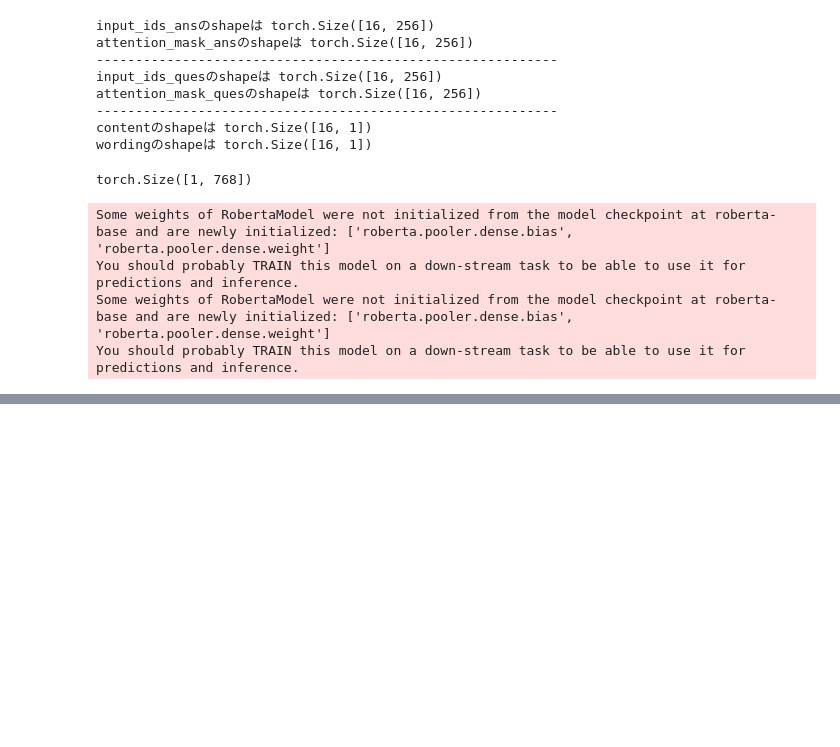
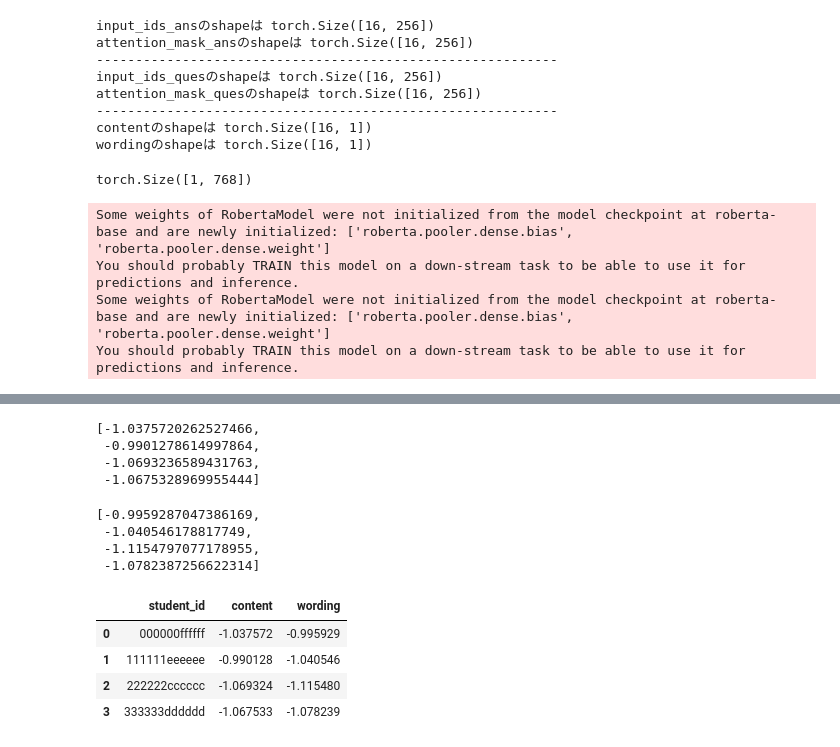
Before and after one commit to kato1329/CATech, a Jupyter notebook: commonlit.ipynb, the cells around one changed output, grey strips where cells are left out. Saved outputs shown, nothing was run; the diff lists cells and outputs as text; code cells hidden in the pictures; blank space fills up the shorter version.

```diff
--- a/commonlit.ipynb
+++ b/commonlit.ipynb
@@ -422,0 +418,28 @@ len(df_test_data)
+# %%
+valid_data = MyDataset(df_test_data,tokenizer)
+valid_loader = DataLoader(valid_data,batch_size=1)
+
+device = torch.device('cpu')
+Model = RegRoBERTa().to(device)
+Model.load_state_dict(torch.load(folder_path+'RegRoBERTa.pth'))
+
+content_list = []
+wording_list = []
+def predict():
+  with torch.no_grad():
+    for batch in valid_loader:
+      input_ids_ans = batch[0][0].to(device)
+      attention_mask_ans = batch[0][1].to(device)
+
+      input_ids_ques = batch[1][0].to(device)
+      attention_mask_ques = batch[1][1].to(device)
+
+      pred = Model(input_ids_ans,attention_mask_ans,input_ids_ques,attention_mask_ques)
+
+      content = pred[0][0]
+      print(content)
+      wording = pred[0][1]
+      print(wording)
+      content_list.append(float(content))
+      wording_list.append(float(wording))
+predict()
@@ -422,0 +459,27 @@ len(df_test_data)
+# %%
+content_list
+# %% [output]
+[-1.0375720262527466,
+ -0.9901278614997864,
+ -1.0693236589431763,
+ -1.0675328969955444]
+# %%
+wording_list
+# %% [output]
+[-0.9959287047386169,
+ -1.040546178817749,
+ -1.1154797077178955,
+ -1.0782387256622314]
+# %%
+df_submit_data = pd.DataFrame()
+df_submit_data['student_id'] = df_test_id
+df_submit_data['content'] = content_list
+df_submit_data['wording'] = wording_list
+# %%
+df_submit_data
+# %% [output]
+|  | student_id | content | wording |
+| 0 | 000000ffffff | -1.037572 | -0.995929 |
+| 1 | 111111eeeeee | -0.990128 | -1.040546 |
+| 2 | 222222cccccc | -1.069324 | -1.115480 |
+| 3 | 333333dddddd | -1.067533 | -1.078239 |
```
Also changed, not shown: parts of 10 cells of this notebook.
